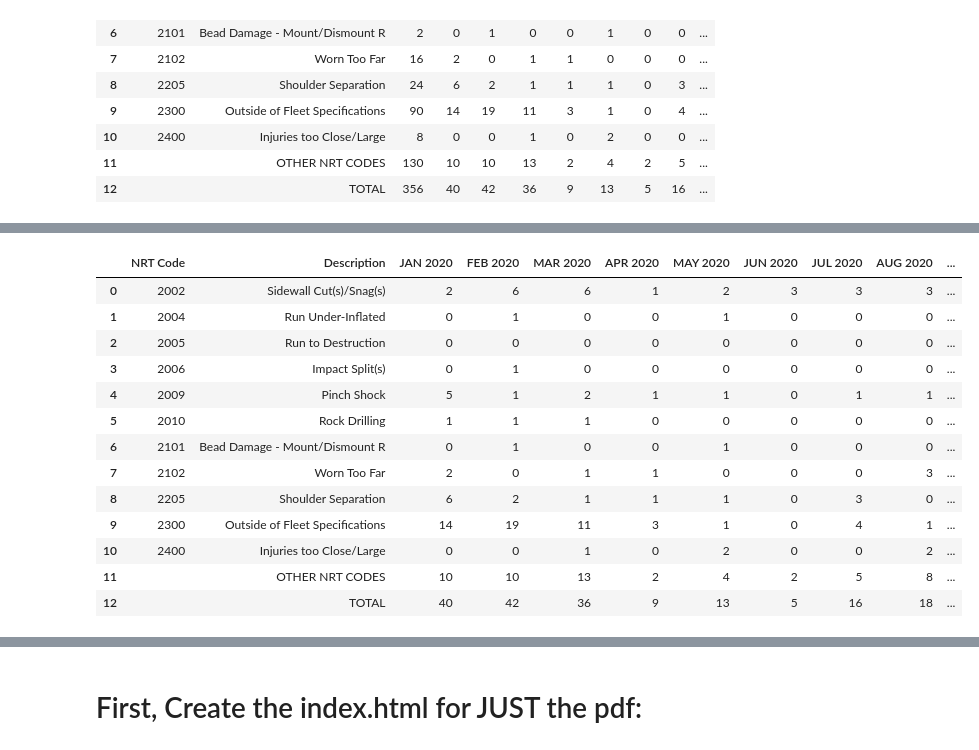
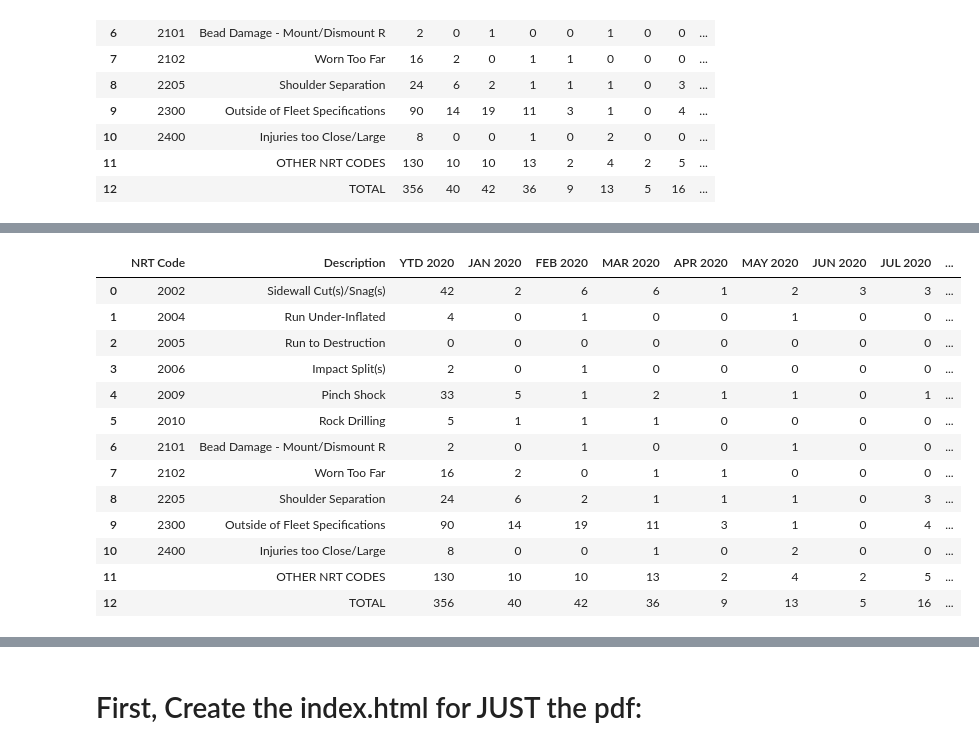
Before and after one commit to alexconerly/temporary_site_for_sams, a Jupyter notebook: PLOTLY_INTERACTIVE_TEST.ipynb, the cells around one changed output, grey strips where cells are left out. Cells and saved outputs as stored; diff of their text form; code cells hidden in the pictures.

```diff
--- a/PLOTLY_INTERACTIVE_TEST.ipynb
+++ b/PLOTLY_INTERACTIVE_TEST.ipynb
@@ -3579,12 +3575,12 @@ html_table2 = create_html_table(Lonestar_NRT_df_sorted_for_html)
 
 # Pull back in last year's data and reformat it again:
 if os.path.isfile(f'CSVs/LONESTAR_NRT_TABLE_{Last_Year}.csv'):
-    Last_Year_NRT_df = pd.read_csv(f'CSVs/LONESTAR_NRT_TABLE_{Last_Year}.csv')
-    Last_Year_NRT_df['NRT Code'] = Last_Year_NRT_df['NRT Code'].fillna(0)
-    Last_Year_NRT_df['NRT Code'] = Last_Year_NRT_df['NRT Code'].astype(int)
-    Last_Year_NRT_df.iloc[-2:, 0] = ''
+    Last_Year_NRT_df_for_PDF = pd.read_csv(f'CSVs/LONESTAR_NRT_TABLE_{Last_Year}.csv')
+    Last_Year_NRT_df_for_PDF['NRT Code'] = Last_Year_NRT_df_for_PDF['NRT Code'].fillna(0)
+    Last_Year_NRT_df_for_PDF['NRT Code'] = Last_Year_NRT_df_for_PDF['NRT Code'].astype(int)
+    Last_Year_NRT_df_for_PDF.iloc[-2:, 0] = ''
 
-Last_Year_NRT_df
+Last_Year_NRT_df_for_PDF
 # Note, you already have this year's data you need, you can use the Swift_Nrt_Codes_df dataframe.
 # %% [output]
 |  | NRT Code | Description | YTD | JAN | FEB | MAR | APR | MAY | JUN | JUL | ... |
@@ -3604,16 +3617,16 @@ Last_Year_NRT_df
 # %%
 # Drop YTD column for each df:
-Last_Year_NRT_df = Last_Year_NRT_df.drop(columns=['YTD'])
-Current_Year_NRT_df = Lonestar_Nrt_Codes_df_with_DASHES.drop(columns=['YTD'])
+# Last_Year_NRT_df = Last_Year_NRT_df.drop(columns=['YTD'])
+Current_Year_NRT_df_for_PDF = Lonestar_Nrt_Codes_df_with_DASHES.copy()
 
 # Rename the columns on Each Year's data so it shows not only the month but also the year:
     # Last Year:
-Last_Year_NRT_df.columns = ['NRT Code', 'Description', f'JAN {Last_Year}', f'FEB {Last_Year}', f'MAR {Last_Year}', f'APR {Last_Year}', f'MAY {Last_Year}', f'JUN {Last_Year}', f'JUL {Last_Year}', f'AUG {Last_Year}', f'SEPT {Last_Year}', f'OCT {Last_Year}', f'NOV {Last_Year}', f'DEC {Last_Year}']
+Last_Year_NRT_df_for_PDF.columns = ['NRT Code', 'Description', f'YTD {Last_Year}', f'JAN {Last_Year}', f'FEB {Last_Year}', f'MAR {Last_Year}', f'APR {Last_Year}', f'MAY {Last_Year}', f'JUN {Last_Year}', f'JUL {Last_Year}', f'AUG {Last_Year}', f'SEPT {Last_Year}', f'OCT {Last_Year}', f'NOV {Last_Year}', f'DEC {Last_Year}']
     # Current Year:
-Current_Year_NRT_df.columns = ['NRT Code', 'Description', f'JAN {Current_Year}', f'FEB {Current_Year}', f'MAR {Current_Year}', f'APR {Current_Year}', f'MAY {Current_Year}', f'JUN {Current_Year}', f'JUL {Current_Year}', f'AUG {Current_Year}', f'SEPT {Current_Year}', f'OCT {Current_Year}', f'NOV {Current_Year}', f'DEC {Current_Year}']
+Current_Year_NRT_df_for_PDF.columns = ['NRT Code', 'Description', f'YTD {Current_Year}', f'JAN {Current_Year}', f'FEB {Current_Year}', f'MAR {Current_Year}', f'APR {Current_Year}', f'MAY {Current_Year}', f'JUN {Current_Year}', f'JUL {Current_Year}', f'AUG {Current_Year}', f'SEPT {Current_Year}', f'OCT {Current_Year}', f'NOV {Current_Year}', f'DEC {Current_Year}']
 
 # For the Current Year, drop columns with dashes:
-Current_Year_NRT_df = Current_Year_NRT_df.loc[:, ~(Current_Year_NRT_df.astype(str) == '-').all()]
+Current_Year_NRT_df_for_PDF = Current_Year_NRT_df_for_PDF.loc[:, ~(Current_Year_NRT_df_for_PDF.astype(str) == '-').all()]
 
-Current_Year_NRT_df
+Current_Year_NRT_df_for_PDF
 # %% [output]
@@ -3634,31 +3647,31 @@ Current_Year_NRT_df
 # %%
 # To merge, we ONLY want "Category" on ONE df.  We'll drop "NRT Code" and "Description" on ALL dfs that are not the oldest year we're testing.
-Current_Year_NRT_df = Current_Year_NRT_df.drop(columns = ['NRT Code', 'Description'])
+Current_Year_NRT_df_for_PDF = Current_Year_NRT_df_for_PDF.drop(columns = ['NRT Code', 'Description'])
 
 # Now add a new TEMPORARY column for ALL dfs we're testing which will be ALL unique values but identical for each df, so we can merge "on" that temporary column
-Last_Year_NRT_df['Temp Col'] = range(len(Last_Year_NRT_df))
-Current_Year_NRT_df['Temp Col'] = range(len(Current_Year_NRT_df))
+Last_Year_NRT_df_for_PDF['Temp Col'] = range(len(Last_Year_NRT_df_for_PDF))
+Current_Year_NRT_df_for_PDF['Temp Col'] = range(len(Current_Year_NRT_df_for_PDF))
 
 # Merge each year together into one DF:
-Merged_NRT_df = pd.merge(Last_Year_NRT_df, Current_Year_NRT_df, how='outer', on='Temp Col')
+Merged_NRT_df_for_PDF = pd.merge(Last_Year_NRT_df_for_PDF, Current_Year_NRT_df_for_PDF, how='outer', on='Temp Col')
 
 # Now delete the "Temp Col" from the merged df:
-Merged_NRT_df = Merged_NRT_df.drop(columns = ['Temp Col'])
+Merged_NRT_df_for_PDF = Merged_NRT_df_for_PDF.drop(columns = ['Temp Col'])
 
 pd.set_option('display.max_columns', None)
-Merged_NRT_df
+Merged_NRT_df_for_PDF
 # %% [output]
-|  | NRT Code | Description | JAN 2020 | FEB 2020 | MAR 2020 | APR 2020 | MAY 2020 | JUN 2020 | JUL 2020 | AUG 2020 | ... |
-| 0 | 2002 | Sidewall Cut(s)/Snag(s) | 2 | 6 | 6 | 1 | 2 | 3 | 3 | 3 | ... |
-| 1 | 2004 | Run Under-Inflated | 0 | 1 | 0 | 0 | 1 | 0 | 0 | 0 | ... |
+|  | NRT Code | Description | YTD 2020 | JAN 2020 | FEB 2020 | MAR 2020 | APR 2020 | MAY 2020 | JUN 2020 | JUL 2020 | ... |
+| 0 | 2002 | Sidewall Cut(s)/Snag(s) | 42 | 2 | 6 | 6 | 1 | 2 | 3 | 3 | ... |
+| 1 | 2004 | Run Under-Inflated | 4 | 0 | 1 | 0 | 0 | 1 | 0 | 0 | ... |
 | 2 | 2005 | Run to Destruction | 0 | 0 | 0 | 0 | 0 | 0 | 0 | 0 | ... |
-| 3 | 2006 | Impact Split(s) | 0 | 1 | 0 | 0 | 0 | 0 | 0 | 0 | ... |
-| 4 | 2009 | Pinch Shock | 5 | 1 | 2 | 1 | 1 | 0 | 1 | 1 | ... |
-| 5 | 2010 | Rock Drilling | 1 | 1 | 1 | 0 | 0 | 0 | 0 | 0 | ... |
-| 6 | 2101 | Bead Damage - Mount/Dismount R | 0 | 1 | 0 | 0 | 1 | 0 | 0 | 0 | ... |
-| 7 | 2102 | Worn Too Far | 2 | 0 | 1 | 1 | 0 | 0 | 0 | 3 | ... |
-| 8 | 2205 | Shoulder Separation | 6 | 2 | 1 | 1 | 1 | 0 | 3 | 0 | ... |
-| 9 | 2300 | Outside of Fleet Specifications | 14 | 19 | 11 | 3 | 1 | 0 | 4 | 1 | ... |
-| 10 | 2400 | Injuries too Close/Large | 0 | 0 | 1 | 0 | 2 | 0 | 0 | 2 | ... |
-| 11 |  | OTHER NRT CODES | 10 | 10 | 13 | 2 | 4 | 2 | 5 | 8 | ... |
-| 12 |  | TOTAL | 40 | 42 | 36 | 9 | 13 | 5 | 16 | 18 | ... |
+| 3 | 2006 | Impact Split(s) | 2 | 0 | 1 | 0 | 0 | 0 | 0 | 0 | ... |
+| 4 | 2009 | Pinch Shock | 33 | 5 | 1 | 2 | 1 | 1 | 0 | 1 | ... |
+| 5 | 2010 | Rock Drilling | 5 | 1 | 1 | 1 | 0 | 0 | 0 | 0 | ... |
+| 6 | 2101 | Bead Damage - Mount/Dismount R | 2 | 0 | 1 | 0 | 0 | 1 | 0 | 0 | ... |
+| 7 | 2102 | Worn Too Far | 16 | 2 | 0 | 1 | 1 | 0 | 0 | 0 | ... |
+| 8 | 2205 | Shoulder Separation | 24 | 6 | 2 | 1 | 1 | 1 | 0 | 3 | ... |
+| 9 | 2300 | Outside of Fleet Specifications | 90 | 14 | 19 | 11 | 3 | 1 | 0 | 4 | ... |
+| 10 | 2400 | Injuries too Close/Large | 8 | 0 | 0 | 1 | 0 | 2 | 0 | 0 | ... |
+| 11 |  | OTHER NRT CODES | 130 | 10 | 10 | 13 | 2 | 4 | 2 | 5 | ... |
+| 12 |  | TOTAL | 356 | 40 | 42 | 36 | 9 | 13 | 5 | 16 | ... |
```
Also changed, not shown: parts of 14 cells of this notebook, 6 other files.
